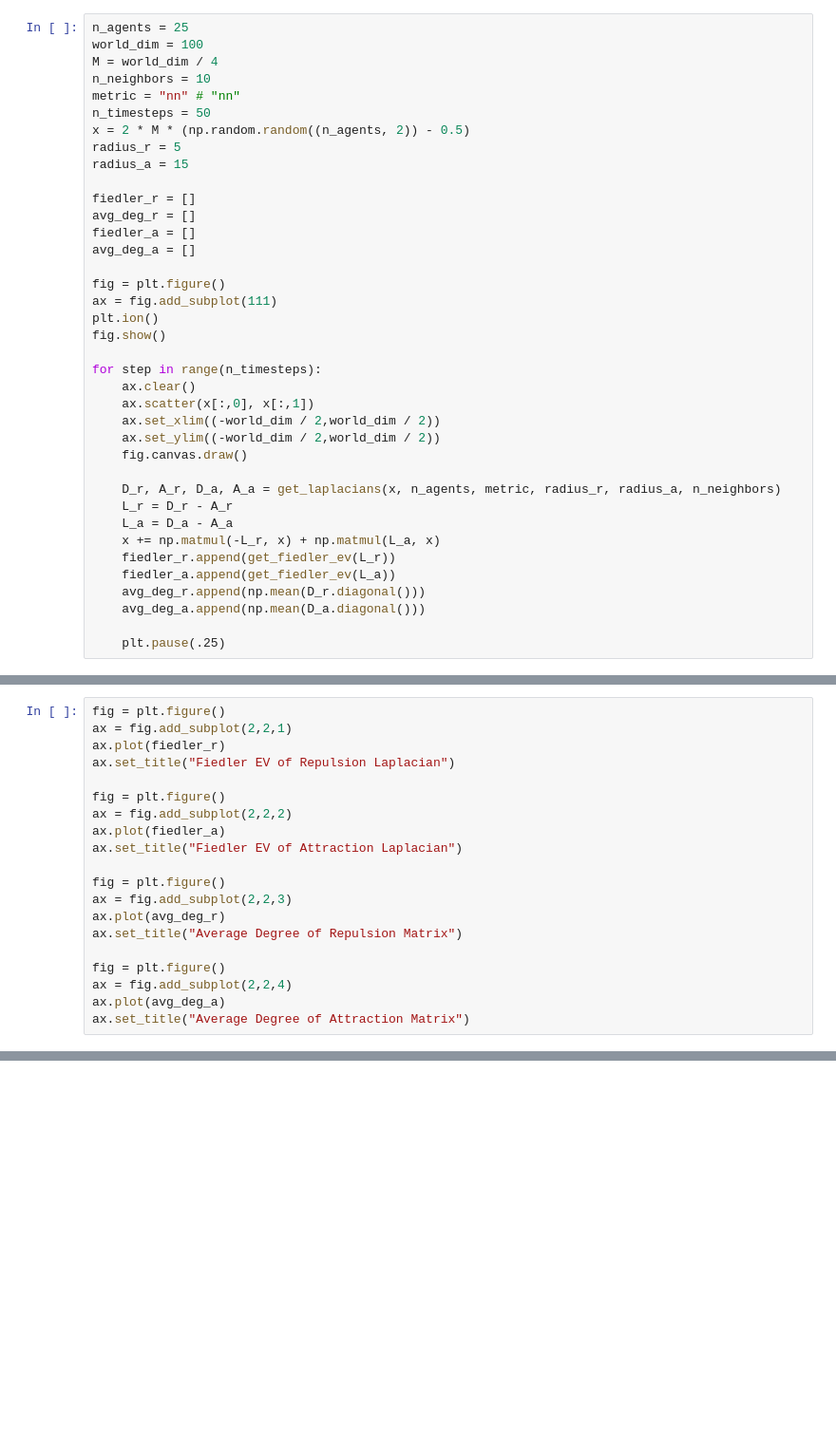
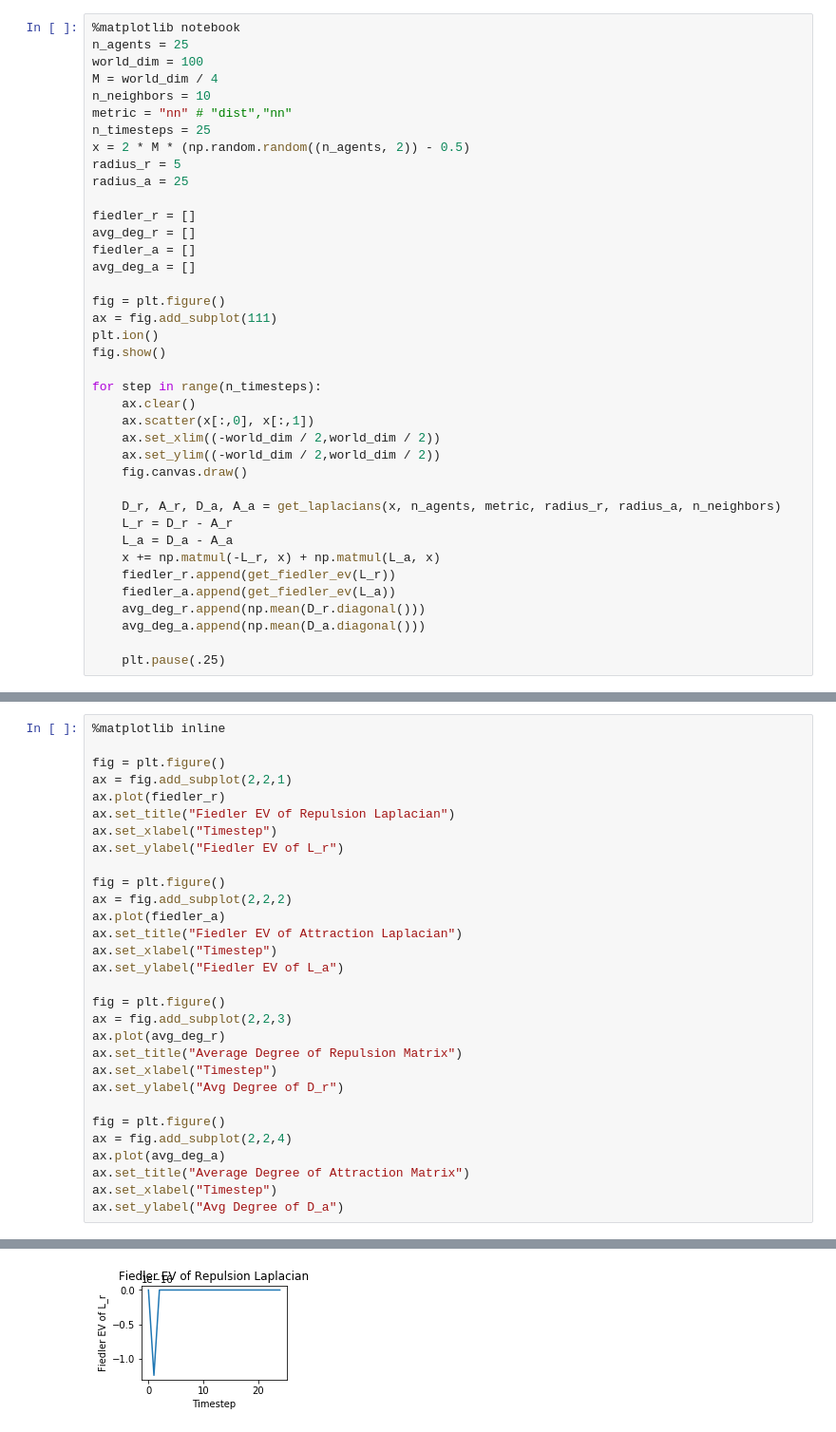
Before and after one commit to wesleyackerman/multiagent_systems, a Jupyter notebook: hw/consensus2_part2.ipynb, the cells around one changed output, grey strips where cells are left out. Shown at 95% size. Saved outputs shown, nothing was run; the diff lists cells and outputs as text; blank space fills up the shorter version.

Commit message:
Example graphs

```diff
--- a/hw/consensus2_part2.ipynb
+++ b/hw/consensus2_part2.ipynb
@@ -55,15 +54,16 @@ def get_fiedler_ev(mtx):
     eig_vals = np.sort(eig_vals)
     return eig_vals[1]
 # %%
+%matplotlib notebook
 n_agents = 25
 world_dim = 100
 M = world_dim / 4
 n_neighbors = 10
-metric = "nn" # "nn"
-n_timesteps = 50
+metric = "nn" # "dist","nn"
+n_timesteps = 25
 x = 2 * M * (np.random.random((n_agents, 2)) - 0.5)
 radius_r = 5
-radius_a = 15
+radius_a = 25
 
 fiedler_r = []
 avg_deg_r = []
@@ -99,21 +98,31 @@ KeyboardInterrupt:
 # %%
+%matplotlib inline
+
 fig = plt.figure()
 ax = fig.add_subplot(2,2,1)
 ax.plot(fiedler_r)
 ax.set_title("Fiedler EV of Repulsion Laplacian")
+ax.set_xlabel("Timestep")
+ax.set_ylabel("Fiedler EV of L_r")
 
 fig = plt.figure()
 ax = fig.add_subplot(2,2,2)
 ax.plot(fiedler_a)
 ax.set_title("Fiedler EV of Attraction Laplacian")
+ax.set_xlabel("Timestep")
+ax.set_ylabel("Fiedler EV of L_a")
 
 fig = plt.figure()
 ax = fig.add_subplot(2,2,3)
 ax.plot(avg_deg_r)
 ax.set_title("Average Degree of Repulsion Matrix")
+ax.set_xlabel("Timestep")
+ax.set_ylabel("Avg Degree of D_r")
 
 fig = plt.figure()
 ax = fig.add_subplot(2,2,4)
 ax.plot(avg_deg_a)
 ax.set_title("Average Degree of Attraction Matrix")
+ax.set_xlabel("Timestep")
+ax.set_ylabel("Avg Degree of D_a")
 # %% [output]
@@ -128,0 +130 @@ Text(0.5,1,'Average Degree of Attraction Matrix')
+[figure, added]
```
Also changed, not shown: parts of 3 cells of this notebook.
